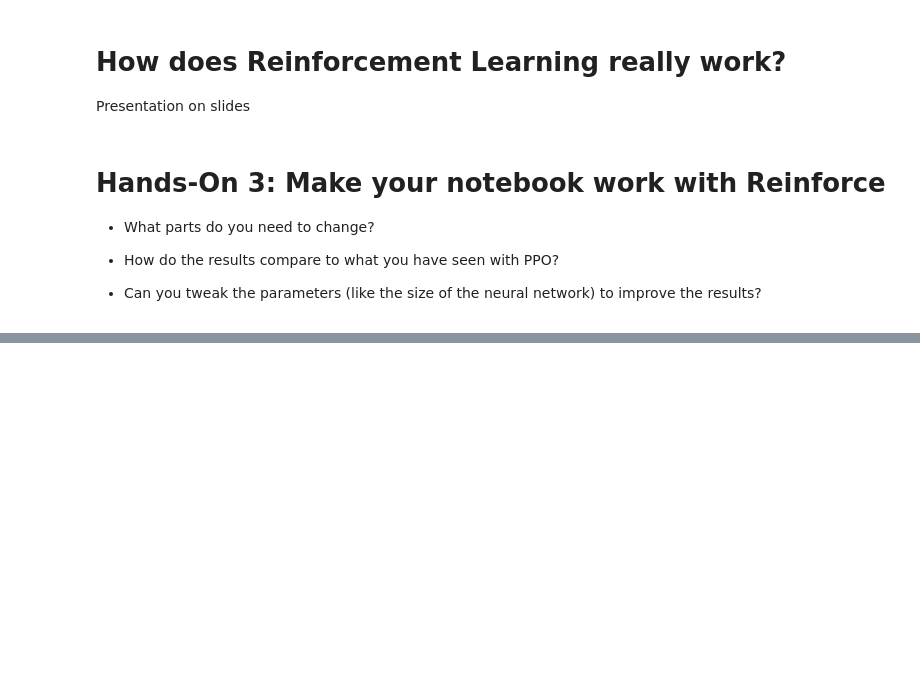
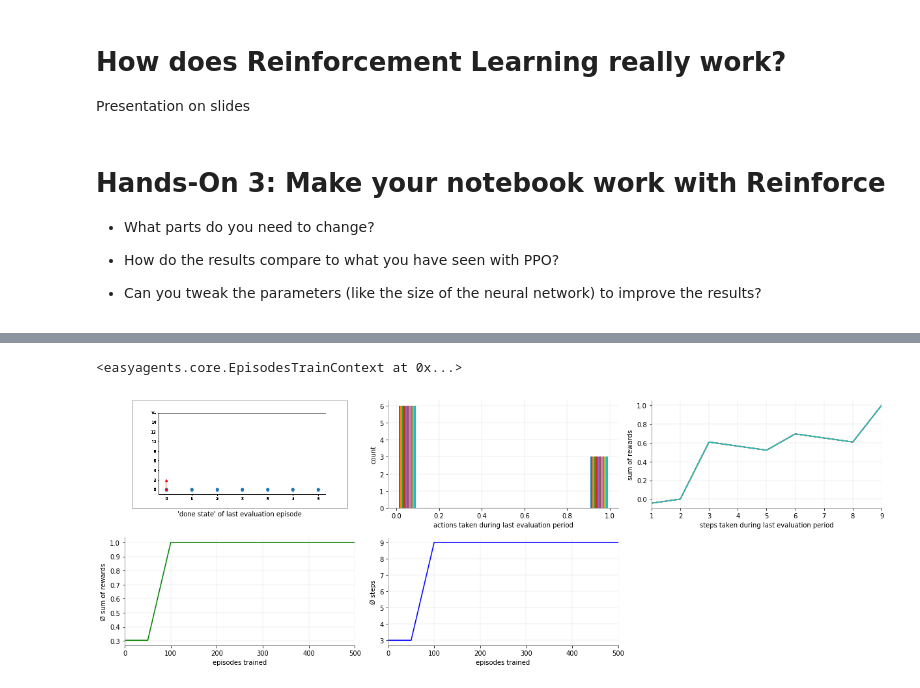
Before and after one commit to christianhidber/easyagents, a Jupyter notebook: jupyter_notebooks/workshop/easyagents_line_exercise.ipynb, the cells around one changed output, grey strips where cells are left out. Saved outputs shown, nothing was run; the diff lists cells and outputs as text; code cells hidden in the pictures; blank space fills up the shorter version.

```diff
--- a/jupyter_notebooks/workshop/easyagents_line_exercise.ipynb
+++ b/jupyter_notebooks/workshop/easyagents_line_exercise.ipynb
@@ -351,0 +369,9 @@ ReinforceAgent?
+# %%
+ppoAgent = ReinforceAgent(gym_env_name = env_name, fc_layers=(500,500,500))
+
+plots = [plot.State(), plot.Actions(), plot.StepRewards(), plot.Rewards(), plot.Steps(), plot.ToMovie()]
+ppoAgent.train(plots,
+               num_iterations = 50,
+               num_episodes_per_iteration = 10,
+               max_steps_per_episode = 50)
+# %% [output]
@@ -351,0 +379,2 @@ ReinforceAgent?
+<easyagents.core.EpisodesTrainContext at 0x...>
+[figure, added]
```
Also changed, not shown: parts of 12 cells of this notebook.
